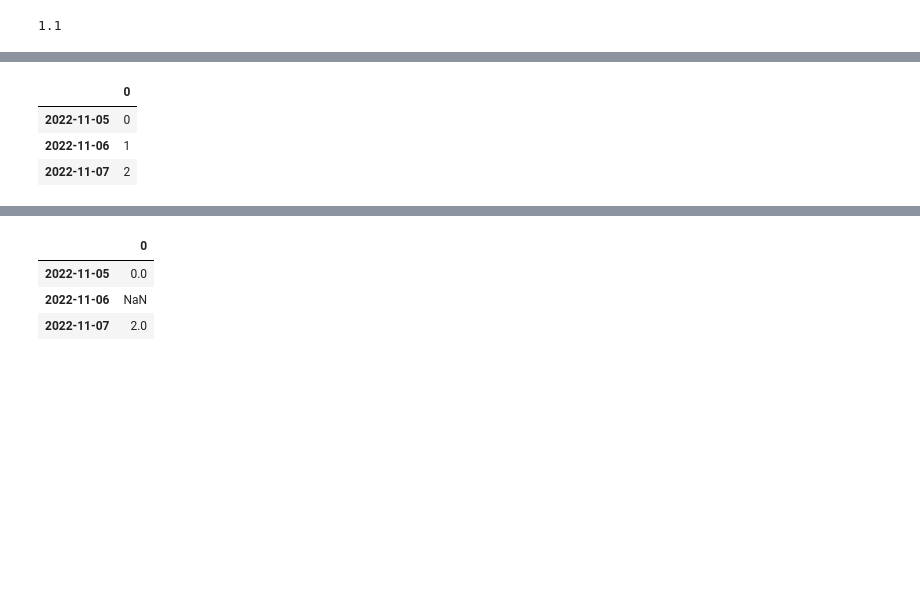
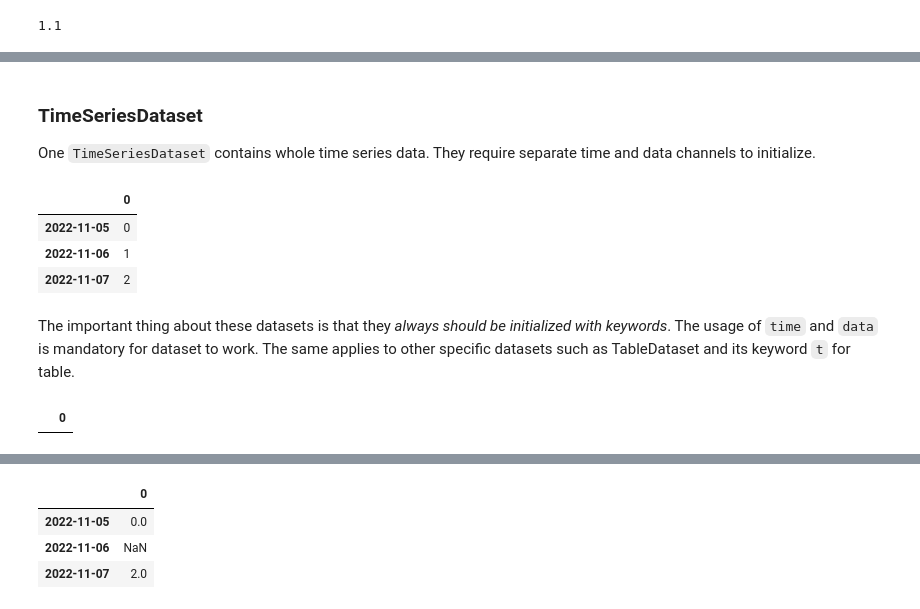
Before and after one commit to Oxid15/cascade, a Jupyter notebook: cascade/docs/source/examples/dataset_zoo.ipynb, the cells around one changed output, grey strips where cells are left out. Cells and saved outputs as stored; diff of their text form; code cells hidden in the pictures; blank space fills up the shorter version.

```diff
--- a/cascade/docs/source/examples/dataset_zoo.ipynb
+++ b/cascade/docs/source/examples/dataset_zoo.ipynb
@@ -288,3 +343,6 @@ Original length was 4 and new is 2
+# %% [markdown]
+### TimeSeriesDataset
+One `TimeSeriesDataset` contains whole time series data. They require separate time and data channels to initialize.
 # %%
 import datetime
 from cascade import utils as cdu
@@ -302,3 +360,15 @@ ds.to_pandas()
 | 2022-11-05 | 0 |
 | 2022-11-06 | 1 |
 | 2022-11-07 | 2 |
+# %% [markdown]
+The important thing about these datasets is that they *always should be initialized with keywords*. The usage of `time` and `data` is mandatory for dataset to work. The same applies to other specific datasets such as TableDataset and its keyword `t` for table.
+# %%
+ds = cdu.TimeSeriesDataset([
+    datetime.datetime(2022, 11, 5),
+    datetime.datetime(2022, 11, 6),
+    datetime.datetime(2022, 11, 7),
+], [0, 1, 2])
+
+ds.to_pandas()
+# %% [output]
+|  | 0 |
```
Also changed, not shown: parts of 65 cells of this notebook.
